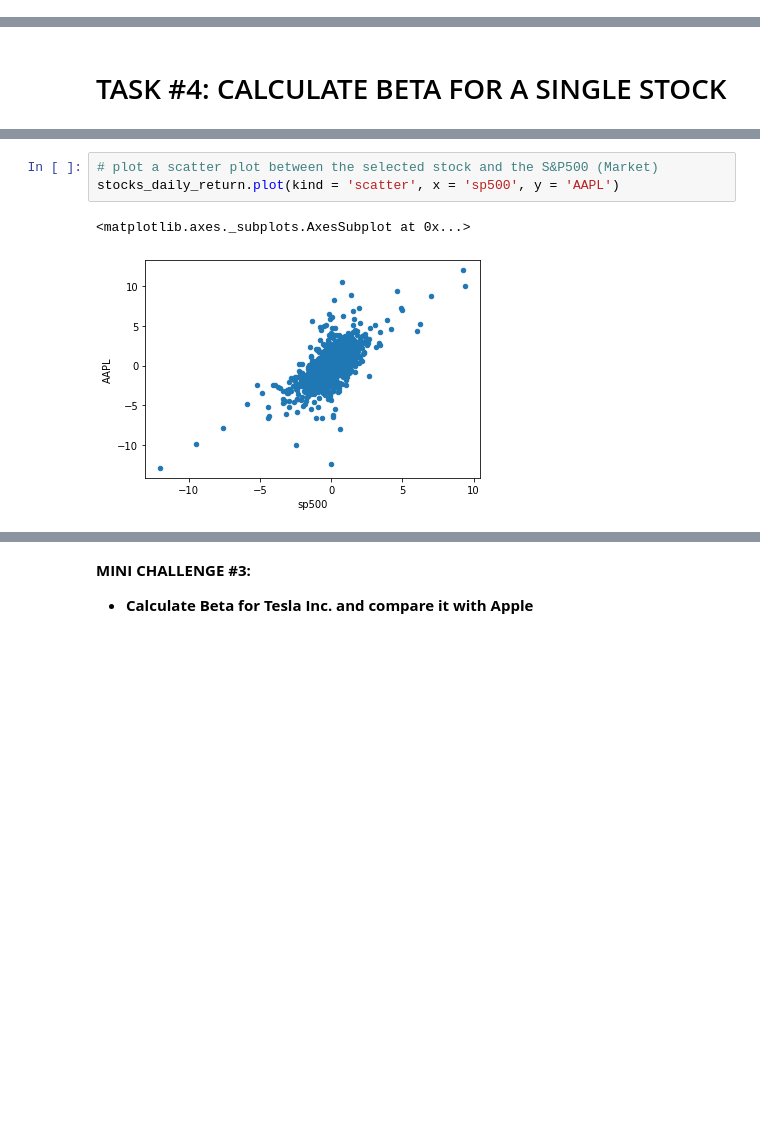
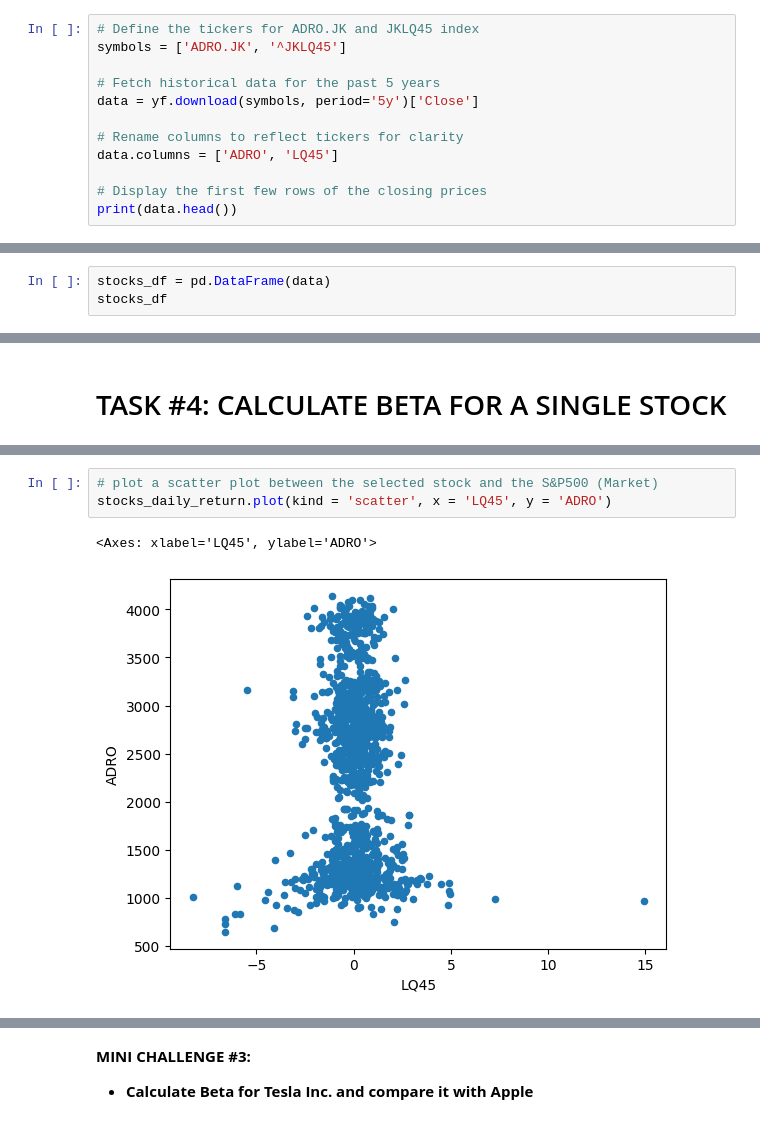
Before and after one commit to galibisquit/Galib-Rizqi-Final-Project, a Jupyter notebook: Finance_101_Capital_Asset_Pricing_Model_(CAPM)_Solution.ipynb, the cells around one changed output, grey strips where cells are left out. Drawn from its saved outputs; the diff is of its cells as text; blank space fills up the shorter version.

```diff
--- a/Finance_101_Capital_Asset_Pricing_Model_(CAPM)_Solution.ipynb
+++ b/Finance_101_Capital_Asset_Pricing_Model_(CAPM)_Solution.ipynb
@@ -55,0 +33,12 @@ stocks_df
+# %%
+# Define the tickers for ADRO.JK and JKLQ45 index
+symbols = ['ADRO.JK', '^JKLQ45']
+
+# Fetch historical data for the past 5 years
+data = yf.download(symbols, period='5y')['Close']
+
+# Rename columns to reflect tickers for clarity
+data.columns = ['ADRO', 'LQ45']
+
+# Display the first few rows of the closing prices
+print(data.head())
@@ -55,0 +54,3 @@ stocks_df
+# %%
+stocks_df = pd.DataFrame(data)
+stocks_df
@@ -164,9 +204,9 @@ Name: sp500, Length: 2159, dtype: float64
 # %%
 # plot a scatter plot between the selected stock and the S&P500 (Market)
-stocks_daily_return.plot(kind = 'scatter', x = 'sp500', y = 'AAPL')
+stocks_daily_return.plot(kind = 'scatter', x = 'LQ45', y = 'ADRO')
 # %% [output]
-<matplotlib.axes._subplots.AxesSubplot at 0x...>
+<Axes: xlabel='LQ45', ylabel='ADRO'>
-[figure, old version]
+[figure, new version]
 # %%
 # Fit a polynomial between the selected stock and the S&P500 (Poly with order = 1 is a straight line)
 
```
Also changed, not shown: parts of 35 cells of this notebook.
